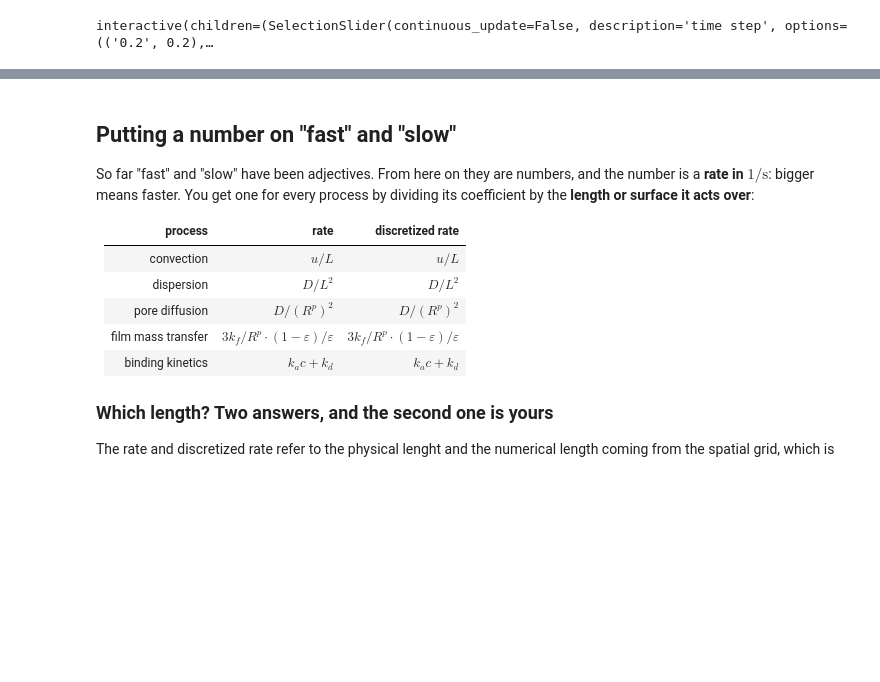
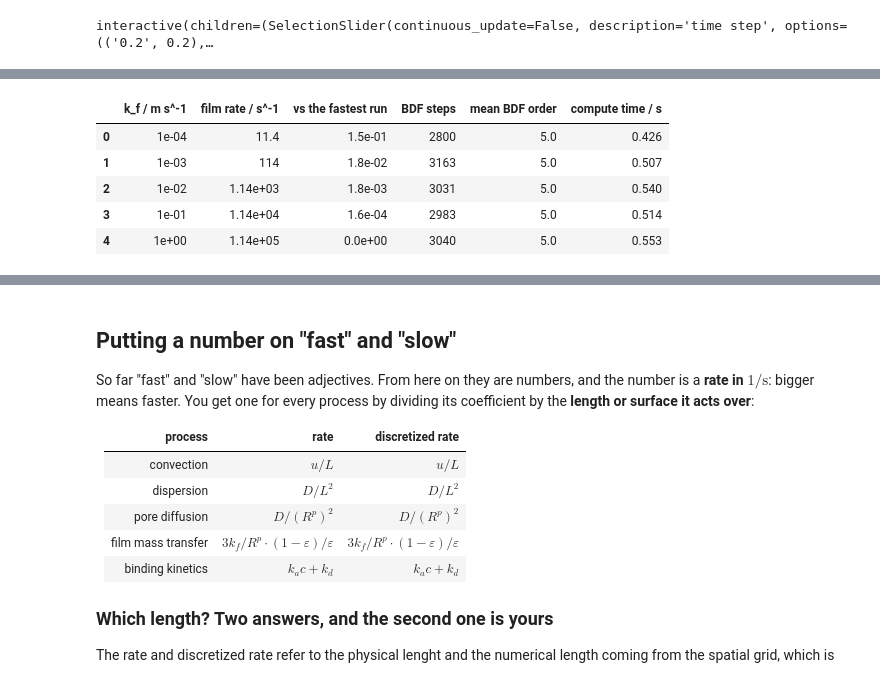
Before and after one commit to cadet/CADET-Workshop, a Jupyter notebook: 98 Numerics/stiffness.ipynb, the cells around one changed output, grey strips where cells are left out. Cells and saved outputs as stored; diff of their text form; code cells hidden in the pictures; blank space fills up the shorter version.

```diff
--- a/98 Numerics/stiffness.ipynb
+++ b/98 Numerics/stiffness.ipynb
@@ -115,0 +171,11 @@ Depending on the size and nonlinearity of the matrix, this becomes computational
+# %%
+import utility.column_animation as column_animation
+
+column_animation.film_sweep()
+# %% [output]
+|  | k_f / m s^-1 | film rate / s^-1 | vs the fastest run | BDF steps | mean BDF order | compute time / s |
+| 0 | 1e-04 | 11.4 | 1.5e-01 | 2800 | 5.0 | 0.426 |
+| 1 | 1e-03 | 114 | 1.8e-02 | 3163 | 5.0 | 0.507 |
+| 2 | 1e-02 | 1.14e+03 | 1.8e-03 | 3031 | 5.0 | 0.540 |
+| 3 | 1e-01 | 1.14e+04 | 1.6e-04 | 2983 | 5.0 | 0.514 |
+| 4 | 1e+00 | 1.14e+05 | 0.0e+00 | 3040 | 5.0 | 0.553 |
```
Also changed, not shown: parts of 5 cells of this notebook, 13 other files.
